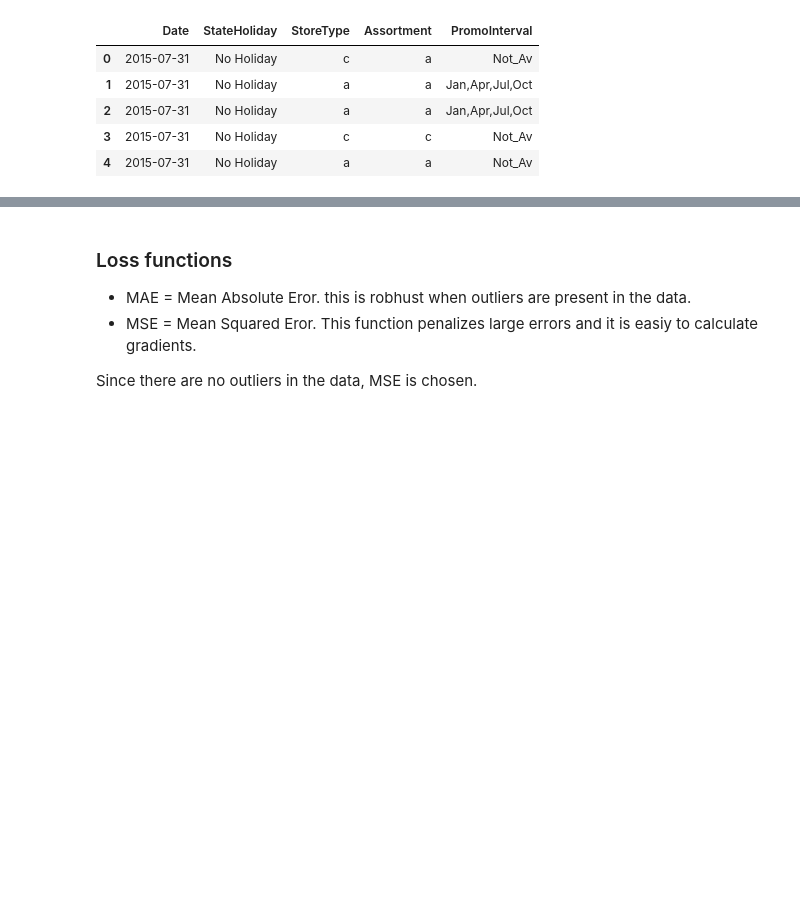
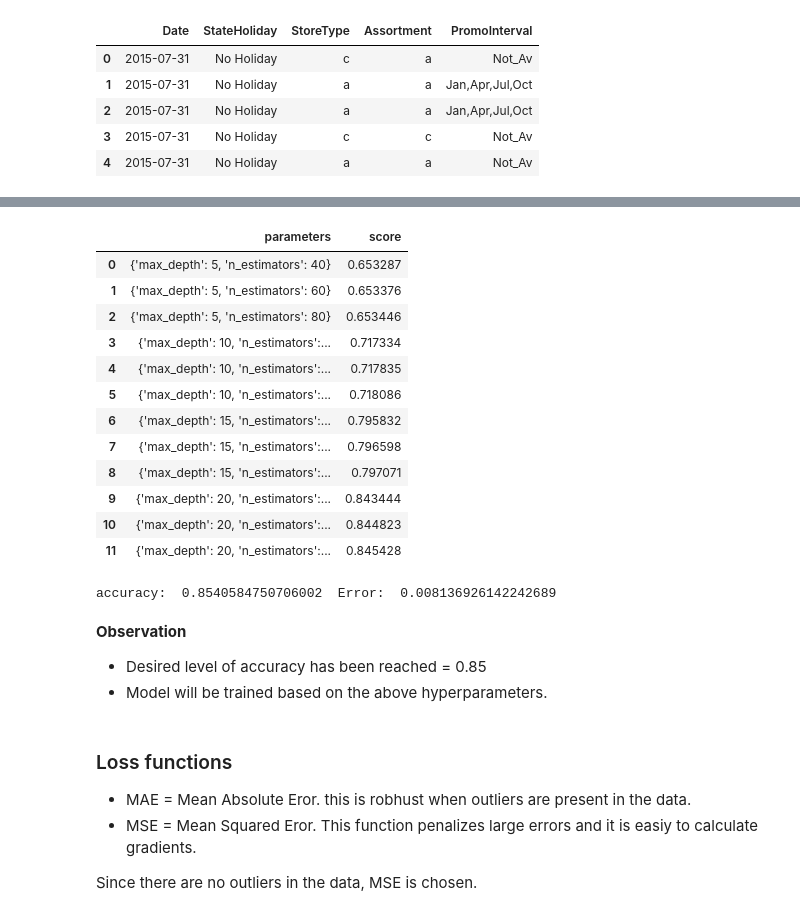
Before and after one commit to benbel376/time-series-data-sales-prediction, a Jupyter notebook: notebooks/machine_learning_modeling.ipynb, the cells around one changed output, grey strips where cells are left out. Cells and saved outputs as stored; diff of their text form; code cells hidden in the pictures; blank space fills up the shorter version.

```diff
--- a/notebooks/machine_learning_modeling.ipynb
+++ b/notebooks/machine_learning_modeling.ipynb
@@ -113,3 +140,34 @@ RandomForestRegressor(random_state=0)
+# %%
+# results
+out = random_rf.cv_results_
+pair = {"parameters":out['params'], "score":out['mean_test_score'],  }
+pair = pd.DataFrame(pair)
+pair
+# %% [output]
+|  | parameters | score |
+| 0 | {'max_depth': 5, 'n_estimators': 40} | 0.653287 |
+| 1 | {'max_depth': 5, 'n_estimators': 60} | 0.653376 |
+| 2 | {'max_depth': 5, 'n_estimators': 80} | 0.653446 |
+| 3 | {'max_depth': 10, 'n_estimators':... | 0.717334 |
+| 4 | {'max_depth': 10, 'n_estimators':... | 0.717835 |
+| 5 | {'max_depth': 10, 'n_estimators':... | 0.718086 |
+| 6 | {'max_depth': 15, 'n_estimators':... | 0.795832 |
+| 7 | {'max_depth': 15, 'n_estimators':... | 0.796598 |
+| 8 | {'max_depth': 15, 'n_estimators':... | 0.797071 |
+| 9 | {'max_depth': 20, 'n_estimators':... | 0.843444 |
+| 10 | {'max_depth': 20, 'n_estimators':... | 0.844823 |
+| 11 | {'max_depth': 20, 'n_estimators':... | 0.845428 |
+# %%
+predictions = random_rf.best_estimator_.predict(sets[2])
+error = mean_squared_error(predictions, sets[3])
+accuracy = random_rf.best_estimator_.score(sets[2], sets[3])
+print("accuracy: ", accuracy, " Error: ", error)
+# %% [output]
+accuracy:  0.8540584750706002  Error:  0.008136926142242689
+# %% [markdown]
+**Observation**
+- Desired level of accuracy has been reached = 0.85
+- Model will be trained based on the above hyperparameters.
 # %% [markdown]
 ### Loss functions
 
```
Also changed, not shown: parts of 17 cells of this notebook, 16 other files.
